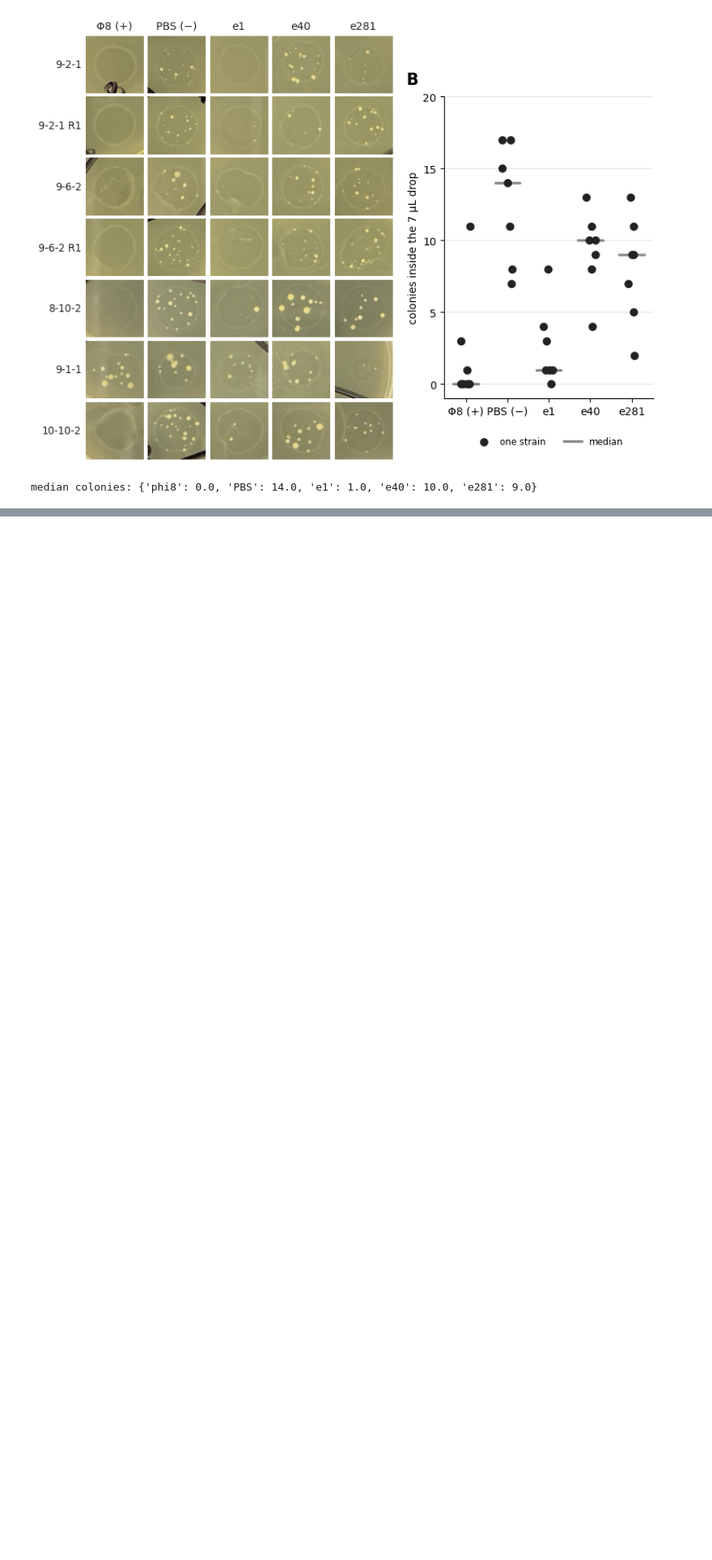
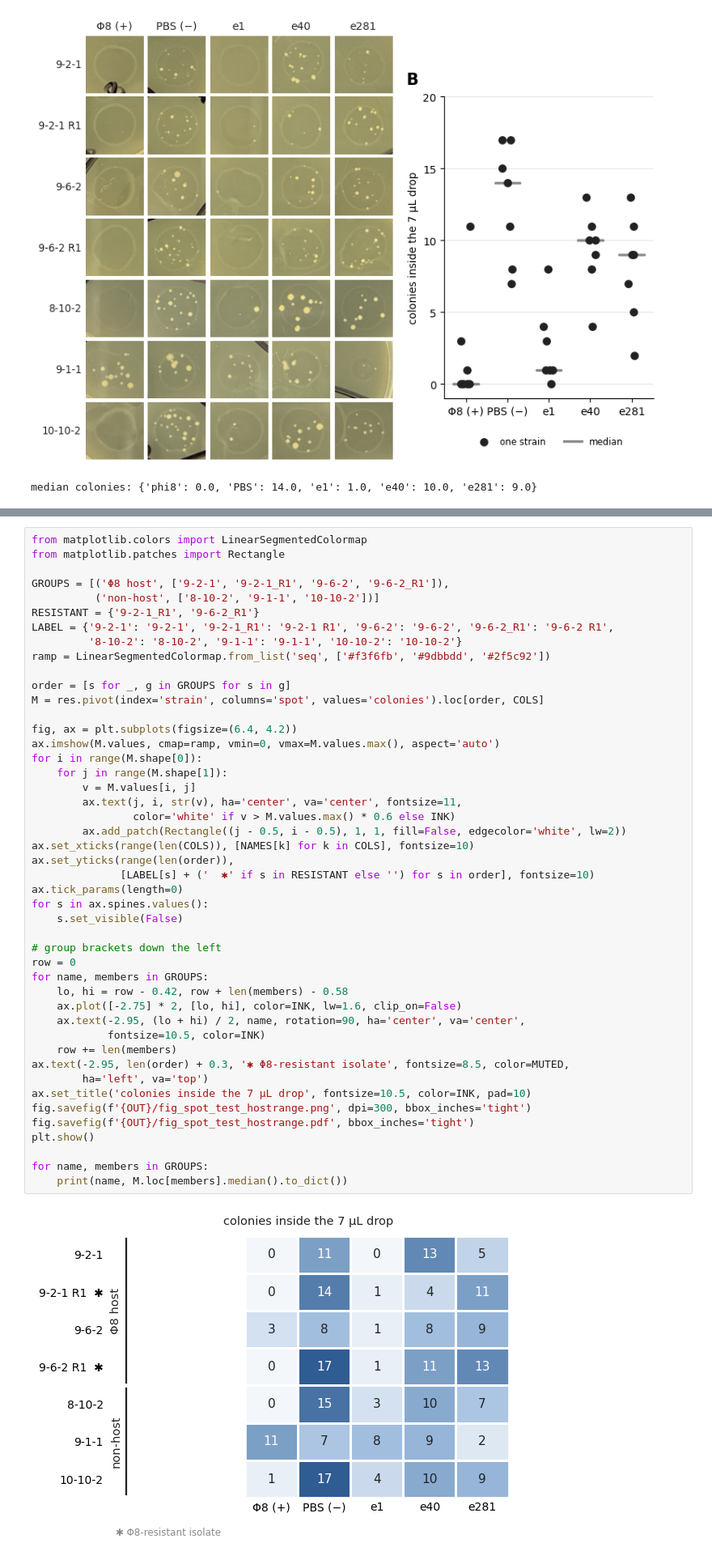
Before and after one commit to A1ex-Ch3n/igem-2026, a Jupyter notebook: code/1016_spot_test_result.ipynb, the cells around one changed output, grey strips where cells are left out. Shown at 81% size. Saved outputs shown, nothing was run; the diff lists cells and outputs as text; blank space fills up the shorter version.

```diff
--- a/code/1016_spot_test_result.ipynb
+++ b/code/1016_spot_test_result.ipynb
@@ -206,0 +216,48 @@ median colonies: {'phi8': 0.0, 'PBS': 14.0, 'e1': 1.0, 'e40': 10.0, 'e281': 9.0}
+# %%
+from matplotlib.colors import LinearSegmentedColormap
+from matplotlib.patches import Rectangle
+
+GROUPS = [('Φ8 host', ['9-2-1', '9-2-1_R1', '9-6-2', '9-6-2_R1']),
+          ('non-host', ['8-10-2', '9-1-1', '10-10-2'])]
+RESISTANT = {'9-2-1_R1', '9-6-2_R1'}
+LABEL = {'9-2-1': '9-2-1', '9-2-1_R1': '9-2-1 R1', '9-6-2': '9-6-2', '9-6-2_R1': '9-6-2 R1',
+         '8-10-2': '8-10-2', '9-1-1': '9-1-1', '10-10-2': '10-10-2'}
+ramp = LinearSegmentedColormap.from_list('seq', ['#f3f6fb', '#9dbbdd', '#2f5c92'])
+
+order = [s for _, g in GROUPS for s in g]
+M = res.pivot(index='strain', columns='spot', values='colonies').loc[order, COLS]
+
+fig, ax = plt.subplots(figsize=(6.4, 4.2))
+ax.imshow(M.values, cmap=ramp, vmin=0, vmax=M.values.max(), aspect='auto')
+for i in range(M.shape[0]):
+    for j in range(M.shape[1]):
+        v = M.values[i, j]
+        ax.text(j, i, str(v), ha='center', va='center', fontsize=11,
+                color='white' if v > M.values.max() * 0.6 else INK)
+        ax.add_patch(Rectangle((j - 0.5, i - 0.5), 1, 1, fill=False, edgecolor='white', lw=2))
+ax.set_xticks(range(len(COLS)), [NAMES[k] for k in COLS], fontsize=10)
+ax.set_yticks(range(len(order)),
+              [LABEL[s] + ('  ✱' if s in RESISTANT else '') for s in order], fontsize=10)
+ax.tick_params(length=0)
+for s in ax.spines.values():
+    s.set_visible(False)
+
+# group brackets down the left
+row = 0
+for name, members in GROUPS:
+    lo, hi = row - 0.42, row + len(members) - 0.58
+    ax.plot([-2.75] * 2, [lo, hi], color=INK, lw=1.6, clip_on=False)
+    ax.text(-2.95, (lo + hi) / 2, name, rotation=90, ha='center', va='center',
+            fontsize=10.5, color=INK)
+    row += len(members)
+ax.text(-2.95, len(order) + 0.3, '✱ Φ8-resistant isolate', fontsize=8.5, color=MUTED,
+        ha='left', va='top')
+ax.set_title('colonies inside the 7 µL drop', fontsize=10.5, color=INK, pad=10)
+fig.savefig(f'{OUT}/fig_spot_test_hostrange.png', dpi=300, bbox_inches='tight')
+fig.savefig(f'{OUT}/fig_spot_test_hostrange.pdf', bbox_inches='tight')
+plt.show()
+
+for name, members in GROUPS:
+    print(name, M.loc[members].median().to_dict())
+# %% [output]
+[figure, added]
```
Also changed, not shown: parts of 2 cells of this notebook, 4 other files.
